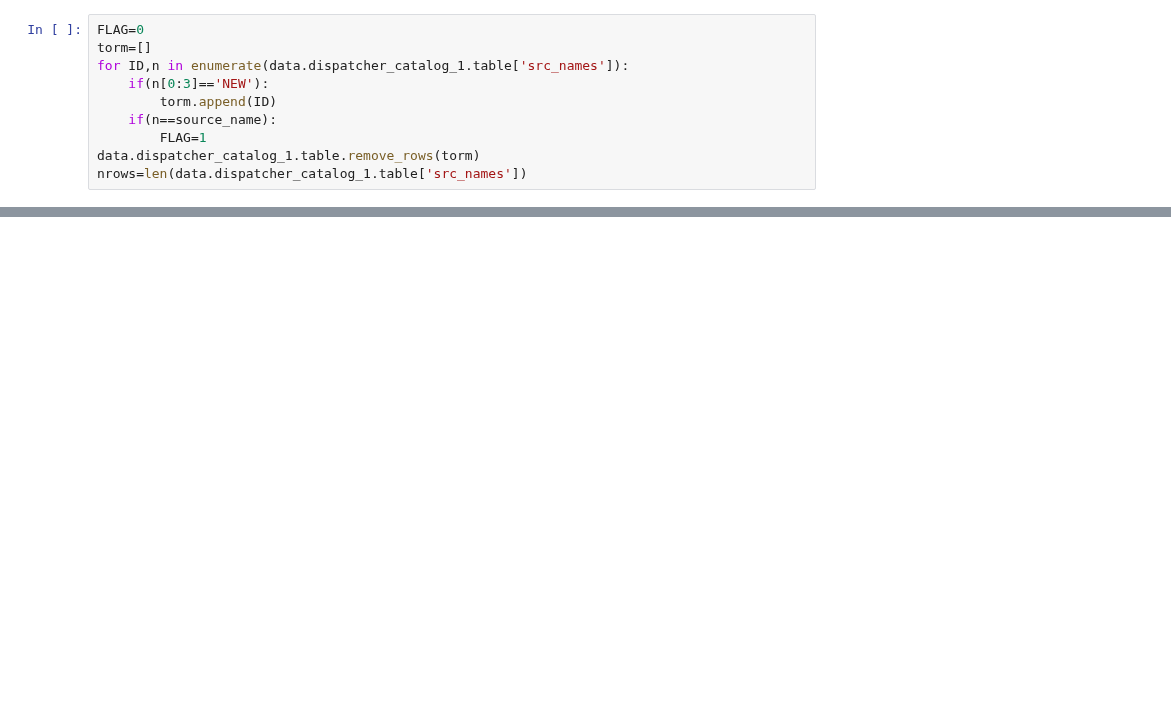
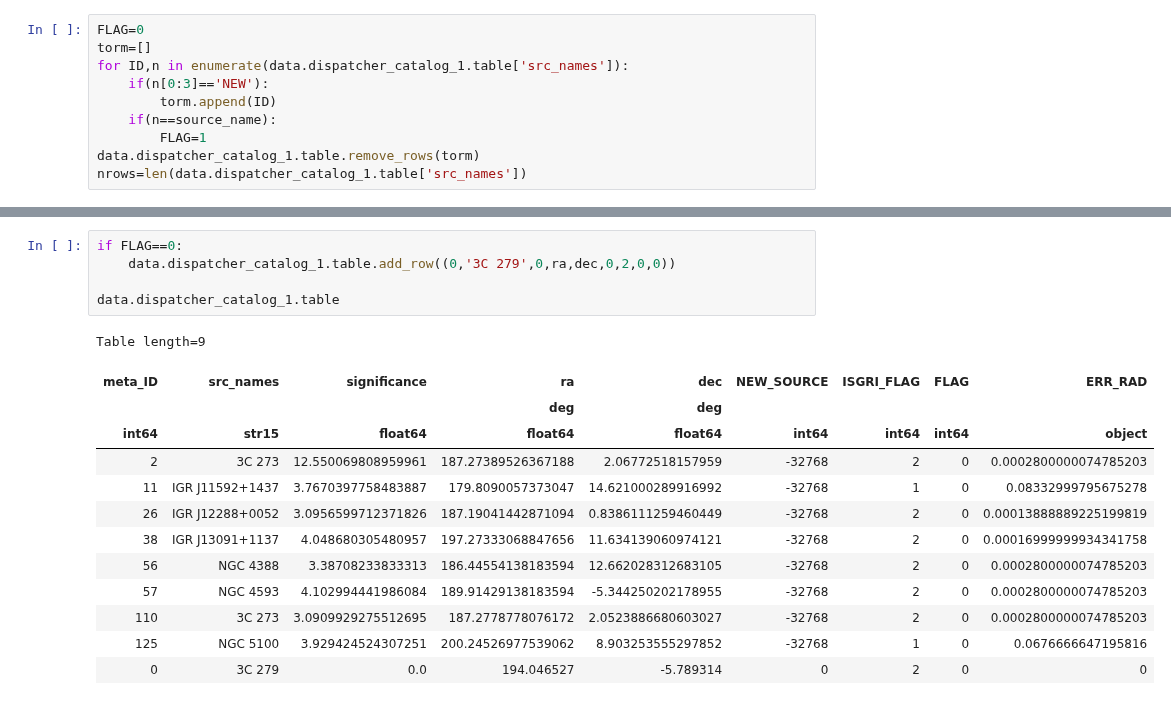
Before and after one commit to oda-hub/oda_api_benchmark, a Jupyter notebook: examples/3C279_lc_flare.ipynb, the cells around one changed output, grey strips where cells are left out. Saved outputs shown, nothing was run; the diff lists cells and outputs as text; blank space fills up the shorter version.

```diff
--- a/examples/3C279_lc_flare.ipynb
+++ b/examples/3C279_lc_flare.ipynb
@@ -152,2 +144,21 @@ Table length=2
+# %%
+if FLAG==0:
+    data.dispatcher_catalog_1.table.add_row((0,'3C 279',0,ra,dec,0,2,0,0))
+
+data.dispatcher_catalog_1.table
+# %% [output]
+Table length=9
+| meta_ID | src_names | significance | ra | dec | NEW_SOURCE | ISGRI_FLAG | FLAG | ERR_RAD |
+|  |  |  | deg | deg |  |  |  |  |
+| int64 | str15 | float64 | float64 | float64 | int64 | int64 | int64 | object |
+| 2 | 3C 273 | 12.550069808959961 | 187.27389526367188 | 2.06772518157959 | -32768 | 2 | 0 | 0.0002800000074785203 |
+| 11 | IGR J11592+1437 | 3.7670397758483887 | 179.8090057373047 | 14.621000289916992 | -32768 | 1 | 0 | 0.08332999795675278 |
+| 26 | IGR J12288+0052 | 3.0956599712371826 | 187.19041442871094 | 0.8386111259460449 | -32768 | 2 | 0 | 0.00013888889225199819 |
+| 38 | IGR J13091+1137 | 4.048680305480957 | 197.27333068847656 | 11.634139060974121 | -32768 | 2 | 0 | 0.00016999999934341758 |
+| 56 | NGC 4388 | 3.38708233833313 | 186.44554138183594 | 12.662028312683105 | -32768 | 2 | 0 | 0.0002800000074785203 |
+| 57 | NGC 4593 | 4.102994441986084 | 189.91429138183594 | -5.344250202178955 | -32768 | 2 | 0 | 0.0002800000074785203 |
+| 110 | 3C 273 | 3.0909929275512695 | 187.2778778076172 | 2.0523886680603027 | -32768 | 2 | 0 | 0.0002800000074785203 |
+| 125 | NGC 5100 | 3.929424524307251 | 200.24526977539062 | 8.903253555297852 | -32768 | 1 | 0 | 0.0676666647195816 |
+| 0 | 3C 279 | 0.0 | 194.046527 | -5.789314 | 0 | 2 | 0 | 0 |
 # %%
 api_cat=data.dispatcher_catalog_1.get_api_dictionary()
```
Also changed, not shown: parts of 10 cells of this notebook, 2 other files.
